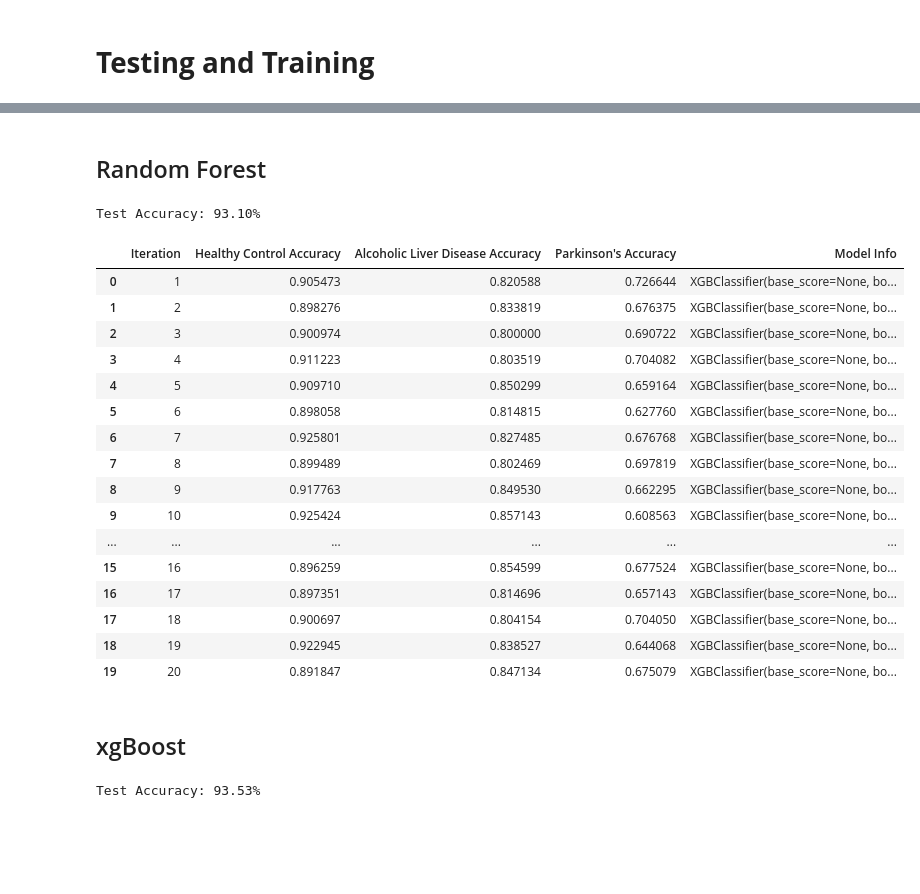
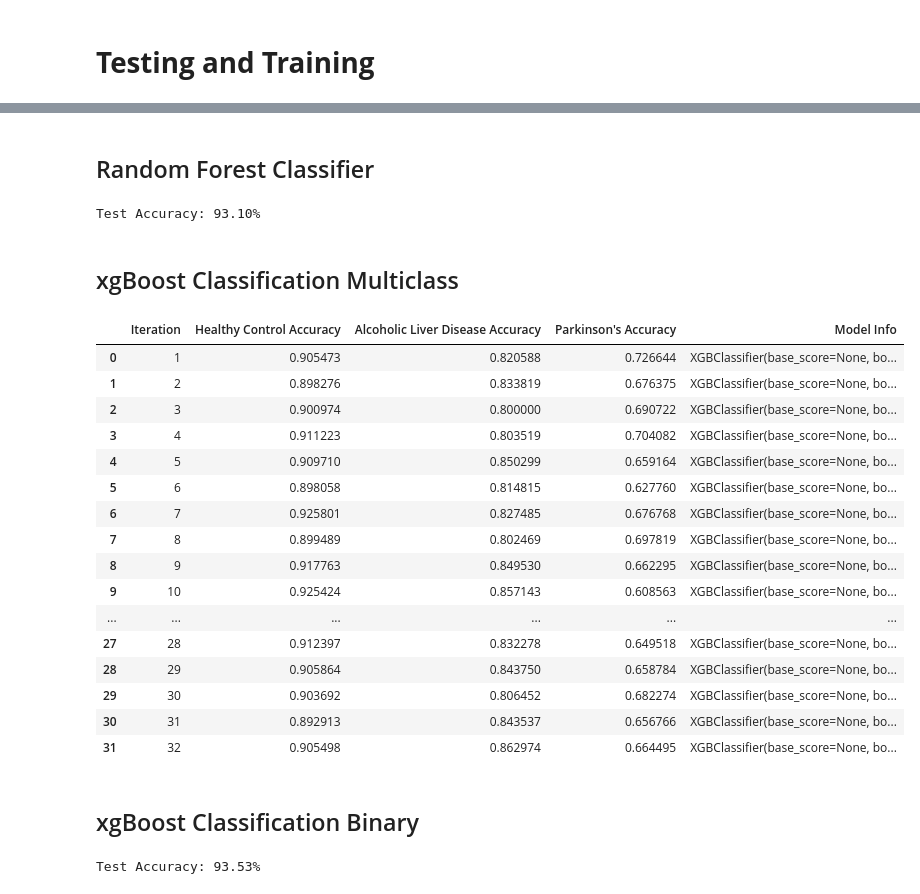
Before and after one commit to cjvilla/American-Wildfires, a Jupyter notebook: exploratory_data.ipynb, the cells around one changed output, grey strips where cells are left out. Cells and saved outputs as stored; diff of their text form; code cells hidden in the pictures; blank space fills up the shorter version.

```diff
--- a/exploratory_data.ipynb
+++ b/exploratory_data.ipynb
@@ -81,4 +91,4 @@ desired_column_order = [
 demographics = demographics[desired_column_order]
 # %%
 # merging the demographic data columns with sensors of the raw data
-merged_df = pd.merge(demographics, raw_data, on=['group', 'real_idn'], how='inner')
+demographics = pd.merge(demographics, raw_data, on=['group', 'real_idn'], how='inner')
@@ -85,7 +105,6 @@ merged_df = pd.merge(demographics, raw_data, on=['group', 'real_idn'], how='inne
 # %%
-
 # Get a list of columns to drop based on the condition
-columns_to_drop = [col for col in merged_df.columns if '_mean' in col]
+columns_to_drop = [col for col in demographics.columns if '_mean' in col]
 
 # Drop the columns from the DataFrame
-merged_df = merged_df.drop(columns=columns_to_drop)
+demographics = demographics.drop(columns=columns_to_drop)
@@ -182,5 +217,5 @@ Test Accuracy: 47.65%
 # %% [markdown]
-## Random Forest
+## Random Forest Classifier
 # %%
 import numpy as np
 import pandas as pd
@@ -191,10 +226,10 @@ from sklearn.metrics import accuracy_score
 
 # Load your merged_dfset and preprocess it (as you've done)
 # Define features (X) and target variable (y)
-X = merged_df[['S1', 'S2', 'S3', 'S4', 'S5', 'S6', 'S7', 'S8', 'S9', 'S10',
+X = demographics[['S1', 'S2', 'S3', 'S4', 'S5', 'S6', 'S7', 'S8', 'S9', 'S10',
           'S11', 'S12', 'S13', 'S14', 'S15', 'S16', 'S17', 'S18', 'S19', 'S20',
           'S21', 'S22', 'S23', 'S24', 'S25', 'S26', 'S27', 'S28', 'S29', 'S30', 'S31', 'S32']]
-y = merged_df['group']  # Assuming 0 for Healthy Control and 1 for Alcoholic Liver Disease
+y = demographics['group']  # Assuming 0 for Healthy Control and 1 for Alcoholic Liver Disease
 
 # Filter the dataset to include only "Healthy Control" (0) and "Alcoholic Liver Disease" (1)
 selected_classes = [0, 1]
@@ -221,6 +256,8 @@ accuracy = accuracy_score(y_test, y_pred)
 print(f'Test Accuracy: {accuracy * 100:.2f}%')
 # %% [output]
 Test Accuracy: 93.10%
+# %% [markdown]
+## xgBoost Classification Multiclass
 # %%
 import warnings
 import pandas as pd
@@ -238,10 +275,10 @@ warnings.filterwarnings('ignore', category=UserWarning, module='xgboost')
 results_list = []
 
 # Define features (X) and target variable (y) for classification
-X = merged_df[['S1', 'S2', 'S3', 'S4', 'S5', 'S6', 'S7', 'S8', 'S9', 'S10',
+X = demographics[['S1', 'S2', 'S3', 'S4', 'S5', 'S6', 'S7', 'S8', 'S9', 'S10',
               'S11', 'S12', 'S13', 'S14', 'S15', 'S16', 'S17', 'S18', 'S19', 'S20',
               'S21', 'S22', 'S23', 'S24', 'S25', 'S26', 'S27', 'S28', 'S29', 'S30', 'S31', 'S32']]
-y = merged_df['group']  # 0 for Healthy Control, 1 for Alcoholic Liver Disease, and 2 for Parkinson's
+y = demographics['group']  # 0 for Healthy Control, 1 for Alcoholic Liver Disease, and 2 for Parkinson's
 
 # Specify the number of iterations
 num_iterations = 32
@@ -270,37 +307,37 @@ for iteration in range(num_iterations):
     accuracy_parkinsons = accuracy_score(y_test[y_test == 2], y_pred[y_test == 2])
 
     # Create a DataFrame for the current iteration with model information
     iteration_df = pd.DataFrame({
         'Iteration': [iteration + 1],
         'Healthy Control Accuracy': [accuracy_healthy_control],
         'Alcoholic Liver Disease Accuracy': [accuracy_alcoholic_liver_disease],
         'Parkinson\'s Accuracy': [accuracy_parkinsons],
         'Model Info': [str(xgb_classifier)],
     })
 
     # Append the DataFrame to the results list
     results_list.append(iteration_df)
 
 # Concatenate all DataFrames in the results list
-xgboost_classification_results = pd.concat(results_list, ignore_index=True)
+xgboost_classification_multiclass_results = pd.concat(results_list, ignore_index=True)
 
 # Display the results DataFrame
-xgboost_classification_results.head(20)
+xgboost_classification_multiclass_results.head(num_iterations)
 # %% [output]
 |  | Iteration | Healthy Control Accuracy | Alcoholic Liver Disease Accuracy | Parkinson's Accuracy | Model Info |
 | 0 | 1 | 0.905473 | 0.820588 | 0.726644 | XGBClassifier(base_score=None, bo... |
 | 1 | 2 | 0.898276 | 0.833819 | 0.676375 | XGBClassifier(base_score=None, bo... |
 | 2 | 3 | 0.900974 | 0.800000 | 0.690722 | XGBClassifier(base_score=None, bo... |
 | 3 | 4 | 0.911223 | 0.803519 | 0.704082 | XGBClassifier(base_score=None, bo... |
 | 4 | 5 | 0.909710 | 0.850299 | 0.659164 | XGBClassifier(base_score=None, bo... |
 | 5 | 6 | 0.898058 | 0.814815 | 0.627760 | XGBClassifier(base_score=None, bo... |
 | 6 | 7 | 0.925801 | 0.827485 | 0.676768 | XGBClassifier(base_score=None, bo... |
 | 7 | 8 | 0.899489 | 0.802469 | 0.697819 | XGBClassifier(base_score=None, bo... |
 | 8 | 9 | 0.917763 | 0.849530 | 0.662295 | XGBClassifier(base_score=None, bo... |
 | 9 | 10 | 0.925424 | 0.857143 | 0.608563 | XGBClassifier(base_score=None, bo... |
 | ... | ... | ... | ... | ... | ... |
-| 15 | 16 | 0.896259 | 0.854599 | 0.677524 | XGBClassifier(base_score=None, bo... |
-| 16 | 17 | 0.897351 | 0.814696 | 0.657143 | XGBClassifier(base_score=None, bo... |
-| 17 | 18 | 0.900697 | 0.804154 | 0.704050 | XGBClassifier(base_score=None, bo... |
-| 18 | 19 | 0.922945 | 0.838527 | 0.644068 | XGBClassifier(base_score=None, bo... |
-| 19 | 20 | 0.891847 | 0.847134 | 0.675079 | XGBClassifier(base_score=None, bo... |
+| 27 | 28 | 0.912397 | 0.832278 | 0.649518 | XGBClassifier(base_score=None, bo... |
+| 28 | 29 | 0.905864 | 0.843750 | 0.658784 | XGBClassifier(base_score=None, bo... |
+| 29 | 30 | 0.903692 | 0.806452 | 0.682274 | XGBClassifier(base_score=None, bo... |
+| 30 | 31 | 0.892913 | 0.843537 | 0.656766 | XGBClassifier(base_score=None, bo... |
+| 31 | 32 | 0.905498 | 0.862974 | 0.664495 | XGBClassifier(base_score=None, bo... |
@@ -307,5 +346,5 @@ xgboost_classification_results.head(20)
 # %% [markdown]
-## xgBoost
+## xgBoost Classification Binary
 # %%
 import numpy as np
 import pandas as pd
```
Also changed, not shown: parts of 39 cells of this notebook.
